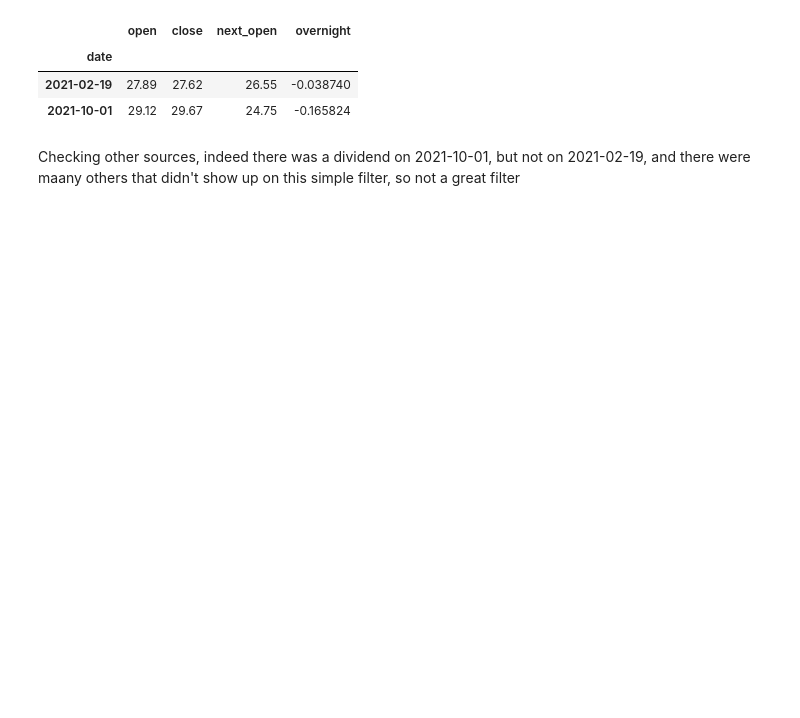
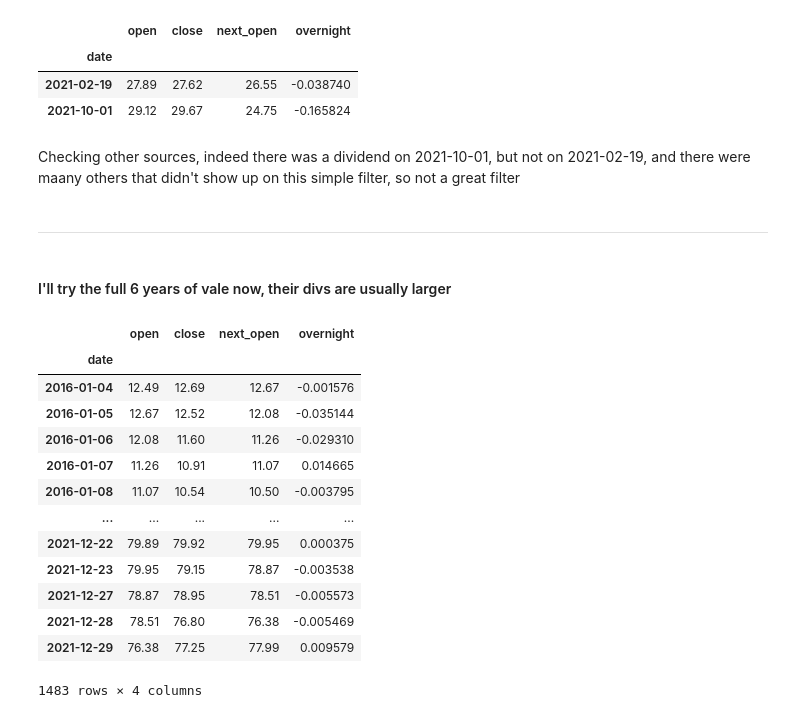
Before and after one commit to LRAbbade/ca_by_bayes, a Jupyter notebook: mkt_data.ipynb, the cells around one changed output. Drawn from its saved outputs; the diff is of its cells as text; code cells hidden in the pictures; blank space fills up the shorter version.

```diff
--- a/mkt_data.ipynb
+++ b/mkt_data.ipynb
@@ -88,3 +85,7 @@ df[df['overnight'] < df['overnight'].mean() - 2 * df['overnight'].std()]
 Checking other sources, indeed there was a dividend on 2021-10-01, but not on 2021-02-19, and there were maany others that didn't show up on this simple filter, so not a great filter
 # %%
 df.to_parquet('data/itub_2021.parquet')
+# %% [markdown]
+---
+# %% [markdown]
+#### I'll try the full 6 years of vale now, their divs are usually larger
@@ -90,0 +94,17 @@ df.to_parquet('data/itub_2021.parquet')
+# %%
+df
+# %% [output]
+|  | open | close | next_open | overnight |
+| date |  |  |  |  |
+| 2016-01-04 | 12.49 | 12.69 | 12.67 | -0.001576 |
+| 2016-01-05 | 12.67 | 12.52 | 12.08 | -0.035144 |
+| 2016-01-06 | 12.08 | 11.60 | 11.26 | -0.029310 |
+| 2016-01-07 | 11.26 | 10.91 | 11.07 | 0.014665 |
+| 2016-01-08 | 11.07 | 10.54 | 10.50 | -0.003795 |
+| ... | ... | ... | ... | ... |
+| 2021-12-22 | 79.89 | 79.92 | 79.95 | 0.000375 |
+| 2021-12-23 | 79.95 | 79.15 | 78.87 | -0.003538 |
+| 2021-12-27 | 78.87 | 78.95 | 78.51 | -0.005573 |
+| 2021-12-28 | 78.51 | 76.80 | 76.38 | -0.005469 |
+| 2021-12-29 | 76.38 | 77.25 | 77.99 | 0.009579 |
+1483 rows × 4 columns
```
Also changed, not shown: parts of 8 cells of this notebook, 2 other files.
